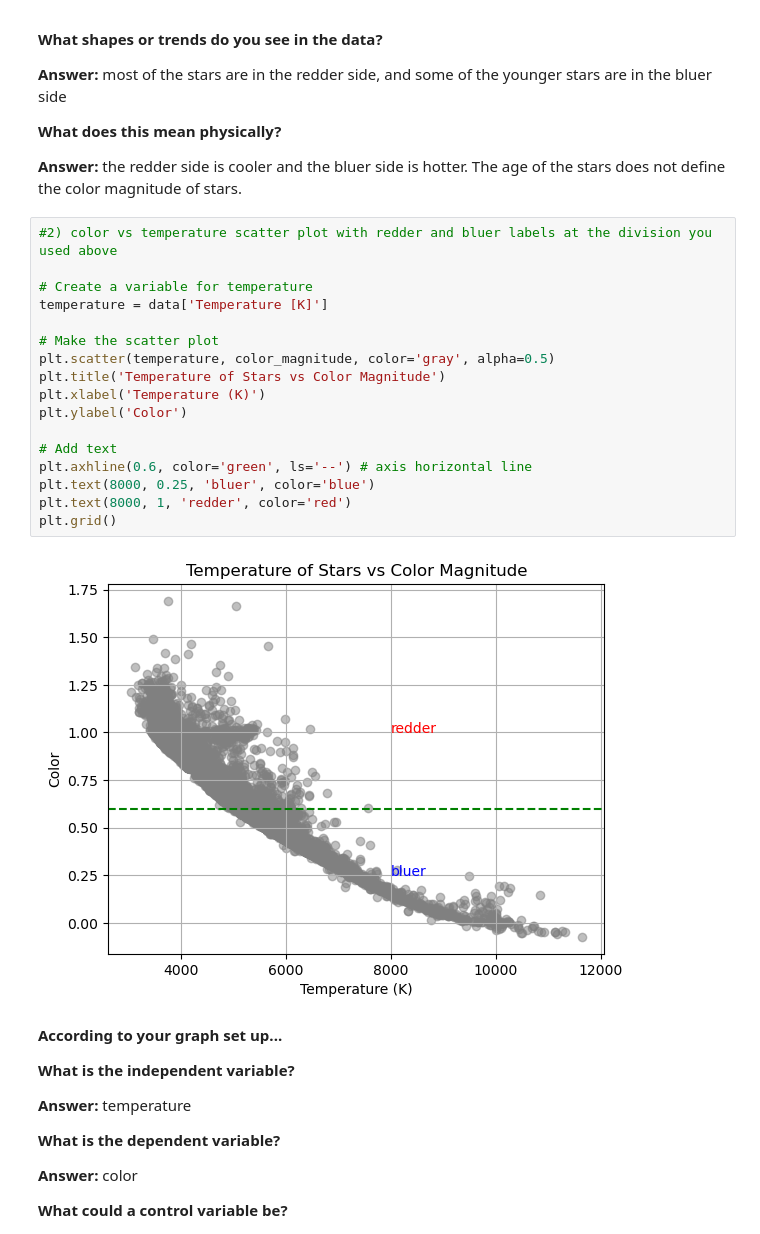
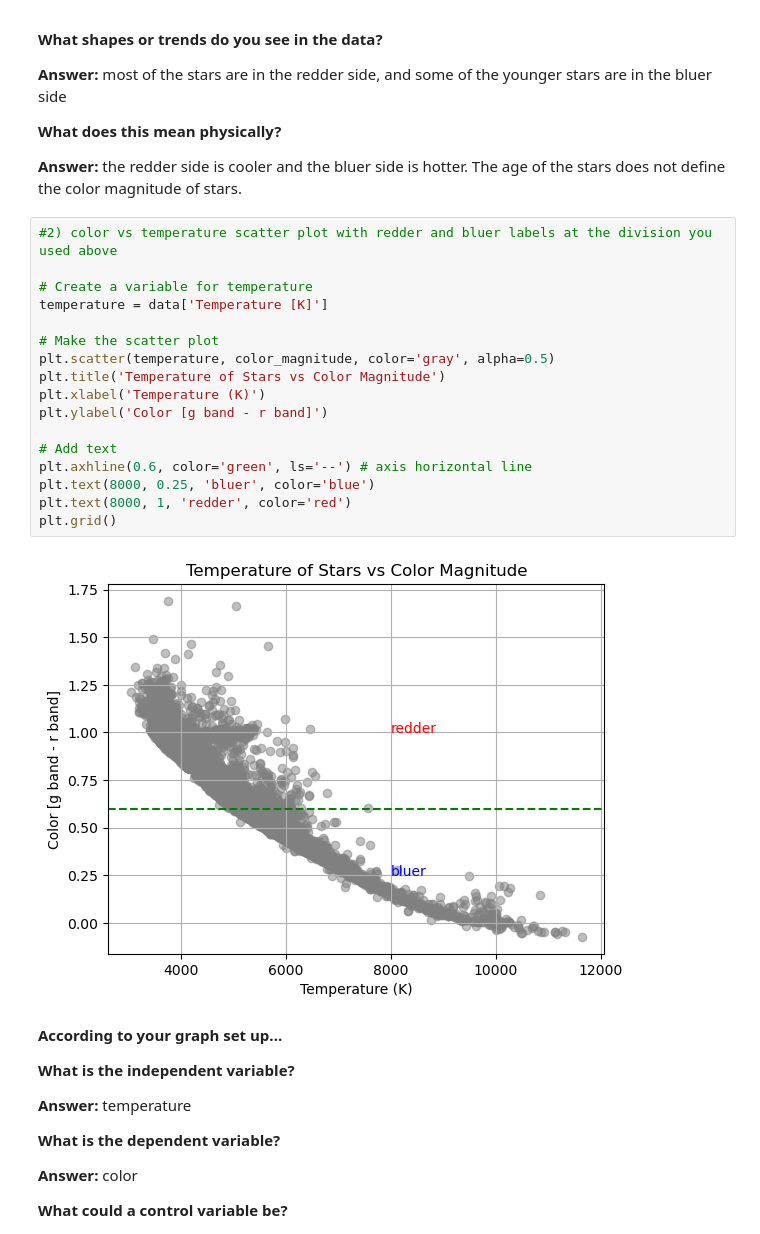
Before and after one commit to gflorencia13/CFR-2025, a Jupyter notebook: Astro/Blank/2 - Stars Pt3.ipynb, the cells around one changed output. Drawn from its saved outputs; the diff is of its cells as text.

```diff
--- a/Astro/Blank/2 - Stars Pt3.ipynb
+++ b/Astro/Blank/2 - Stars Pt3.ipynb
@@ -249,22 +249,22 @@ plt.grid()
 # %%
 #2) color vs temperature scatter plot with redder and bluer labels at the division you used above
 
 # Create a variable for temperature
 temperature = data['Temperature [K]']
 
 # Make the scatter plot
 plt.scatter(temperature, color_magnitude, color='gray', alpha=0.5)
 plt.title('Temperature of Stars vs Color Magnitude')
 plt.xlabel('Temperature (K)')
-plt.ylabel('Color')
+plt.ylabel('Color [g band - r band]')
 
 # Add text
 plt.axhline(0.6, color='green', ls='--') # axis horizontal line
 plt.text(8000, 0.25, 'bluer', color='blue')
 plt.text(8000, 1, 'redder', color='red')
 plt.grid()
 # %% [output]
-[figure, old version]
+[figure, new version]
 # %% [markdown]
 **According to your graph set up...**
 
```
Also changed, not shown: parts of 2 cells of this notebook, 1 other file.
